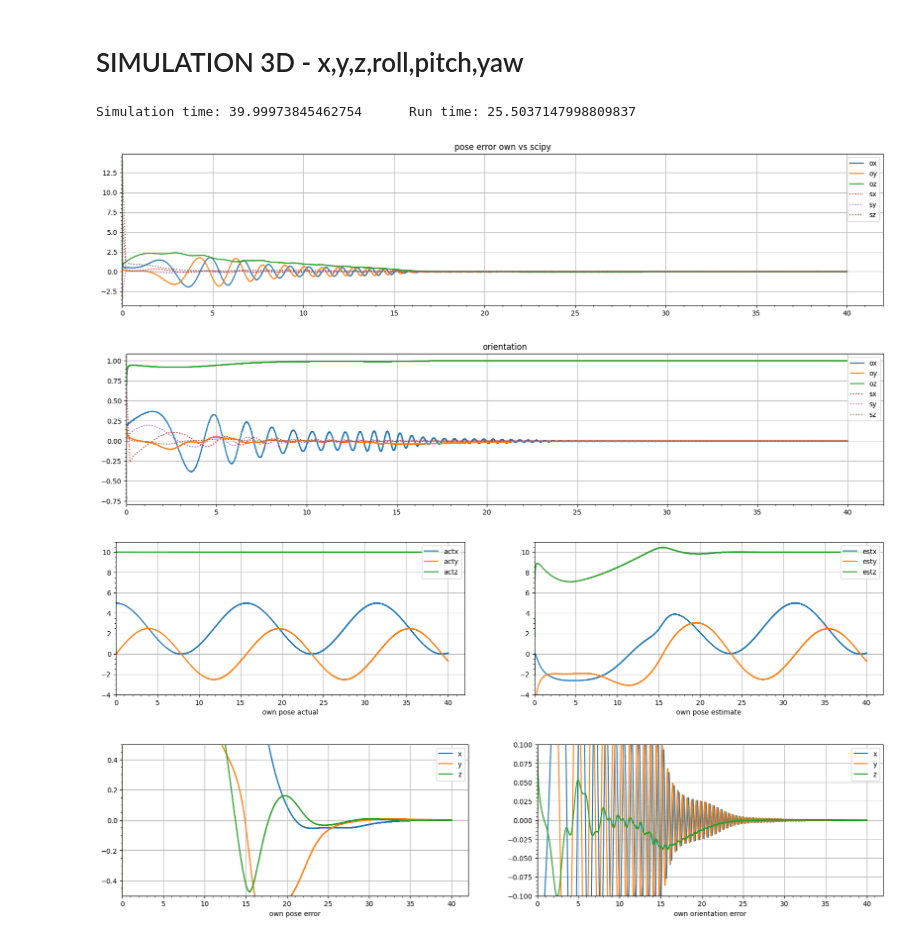
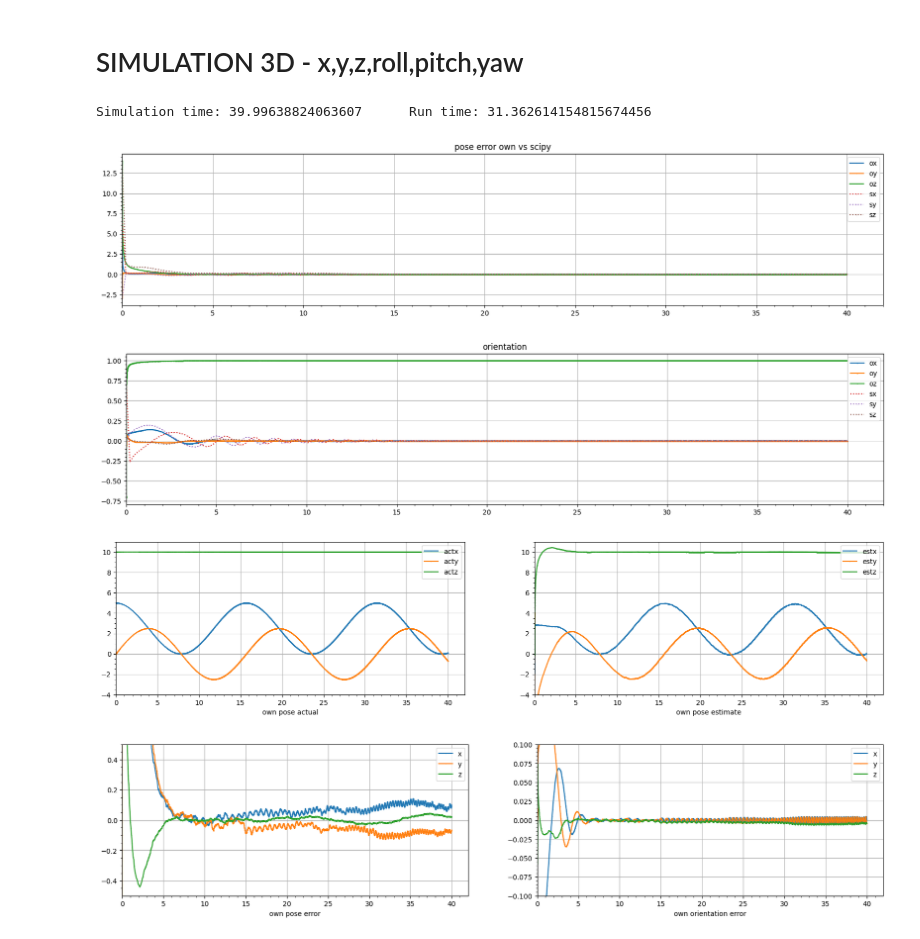
Before and after one commit to Annika-wyt/annika, a Jupyter notebook: ricatti_rk45_select_state.ipynb, the cells around one changed output. Saved outputs shown, nothing was run; the diff lists cells and outputs as text; code cells hidden in the pictures.

```diff
--- a/ricatti_rk45_select_state.ipynb
+++ b/ricatti_rk45_select_state.ipynb
@@ -82,7 +82,7 @@ def remove_bar(input_rot, input_p_bar):
 # %% [markdown]
 # SIMULATION 3D - x,y,z,roll,pitch,yaw
 # %%
-def visual_plot(quaternion, figsize = (20, 4)):
+def visual_plot(quaternion, figsize = (20, 4), bound_y=True):
     figure= plt.figure(figsize=figsize)
 
     plot_est_p_bar = []
@@ -121,7 +121,8 @@ def visual_plot(quaternion, figsize = (20, 4)):
     plt.title("pose error own vs scipy")
     plt.grid()
     plt.xlim(0)
-    # plt.ylim(-0.5, 0.5)
+    if bound_y:
+        plt.ylim(-0.5, 0.5)
     plt.minorticks_on()
     plt.show()
 
@@ -172,7 +173,8 @@ def visual_plot(quaternion, figsize = (20, 4)):
     plt.title("orientation")
     plt.grid()
     plt.xlim(0)
-    # plt.ylim(-0.1, 0.1)
+    if bound_y:
+        plt.ylim(-0.1, 0.1)
     plt.minorticks_on()
     plt.show()
 
@@ -569,16 +571,16 @@ save_as_csv = False
 ### Run solver
 ######################################################
 ################### initialization ###################
-l = 3
+# landmarks
+z_appear = np.array([[[2.5, 2.5, 0]], [[5, 0, 0]], [[0, 0, 0]],[[2.5,-2.5,0]]])
+# z_appear = np.array([[[2.5, 2.5, 0]], [[5, 0, 0]], [[0, 0, 0]]])
+l = len(z_appear)
 k = 1
 q = [10] * l
 Q = np.diag(np.hstack([np.diag(q[i]*np.eye(3)) for i in range(l)]))
 V = np.diag(np.hstack([np.diag(0.1*np.eye(3)), np.diag(np.eye(3))]))
 
-# landmarks
-z_appear = np.array([[[2.5, 2.5, 0]],
-              [[5, 0, 0]],
-              [[0, 0, 0]]])
+
 Rot = np.eye(3)
 ## R_hat = R x R_tilde_bar
 Lambda_bar_0 = np.array([np.sqrt(2)/2,np.sqrt(2)/2, 0, 0]).T  # quaternion: w, x, y, z
@@ -660,7 +662,7 @@ while current_time <= time[1]:
 ####################### Solver #######################
 ######################################################
 # %% [output]
-Simulation time: 39.99973845462754      Run time: 25.5037147998809837
+Simulation time: 39.99638824063607      Run time: 31.362614154815674456
 # %%
 ### Scipy simulation
 
@@ -687,13 +689,13 @@ sol_P_ricatti = scipy_solution[:,21:57]
 # %%
 ### Plot
 lim = 10
 limo = 1
-visual_plot(quaternion)
+visual_plot(quaternion, bound_y=False)
 # %% [output]
-[figure, old version]
+[figure, new version]
-[figure, old version]
+[figure, new version]
-[figure, old version]
+[figure, new version]
-[figure, old version]
+[figure, new version]
 # %%
 # import pandas as pd
 # df = pd.DataFrame(np.array(soly))
```
Also changed, not shown: parts of 3 cells of this notebook.
